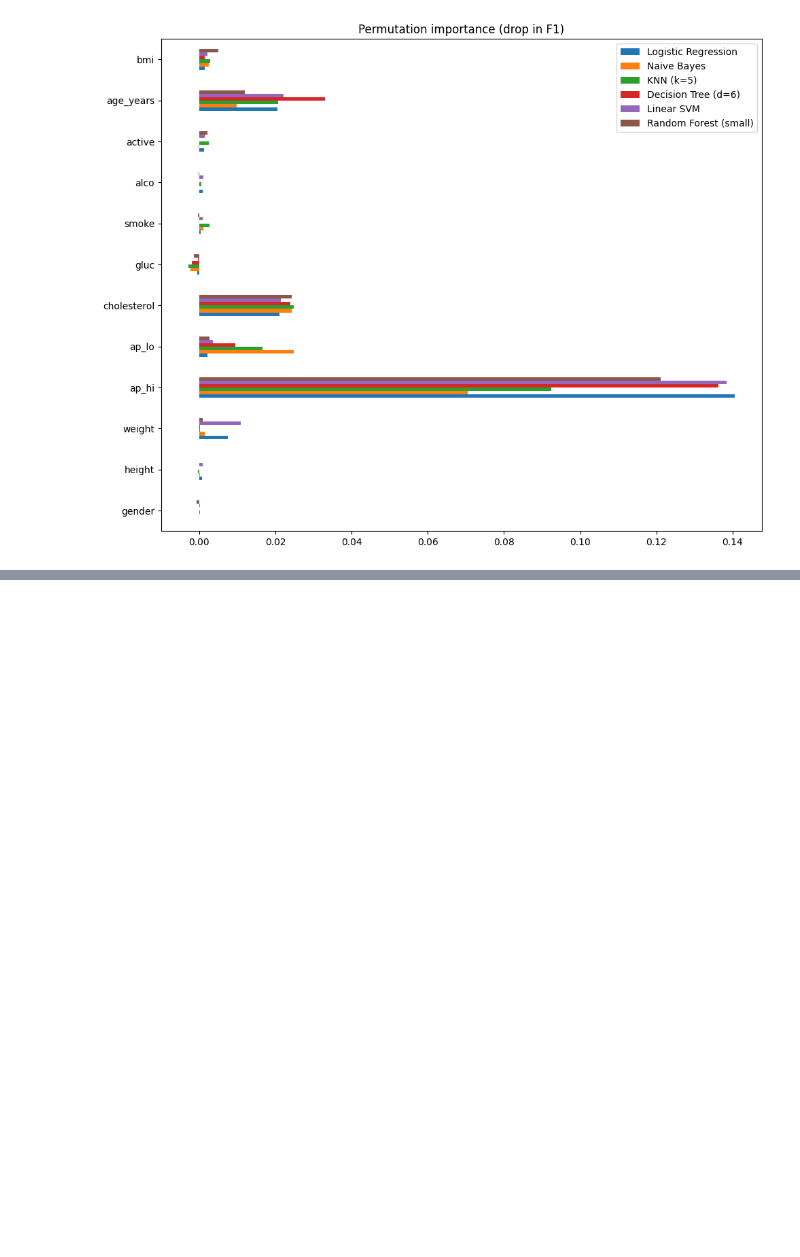
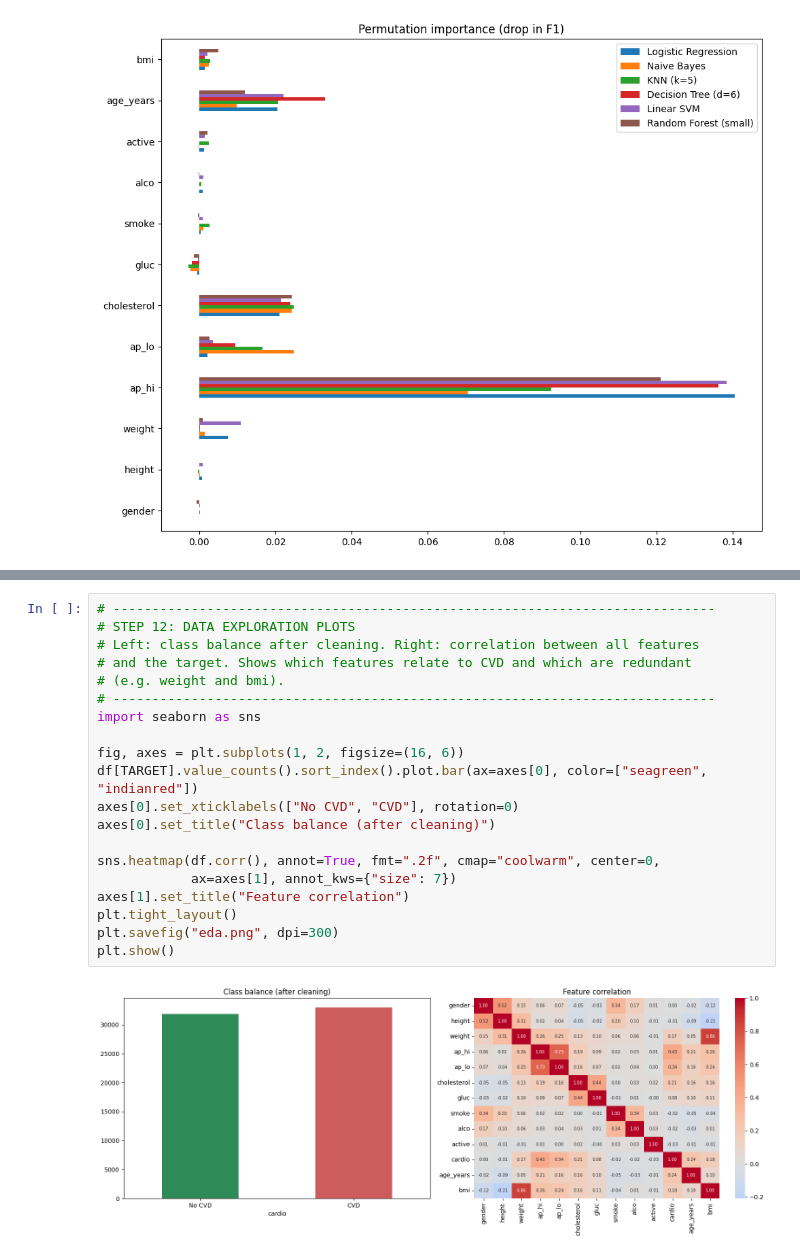
Before and after one commit to Homnath123/Lightweight-ML-Healthcare-AI-IoT, a Jupyter notebook: MachineLearning_Predictions.ipynb, the cells around one changed output, grey strips where cells are left out. Drawn from its saved outputs; the diff is of its cells as text; blank space fills up the shorter version.

```diff
--- a/MachineLearning_Predictions.ipynb
+++ b/MachineLearning_Predictions.ipynb
@@ -343,0 +403,22 @@ plt.show()
+# %%
+# -----------------------------------------------------------------------------
+# STEP 12: DATA EXPLORATION PLOTS
+# Left: class balance after cleaning. Right: correlation between all features
+# and the target. Shows which features relate to CVD and which are redundant
+# (e.g. weight and bmi).
+# -----------------------------------------------------------------------------
+import seaborn as sns
+
+fig, axes = plt.subplots(1, 2, figsize=(16, 6))
+df[TARGET].value_counts().sort_index().plot.bar(ax=axes[0], color=["seagreen", "indianred"])
+axes[0].set_xticklabels(["No CVD", "CVD"], rotation=0)
+axes[0].set_title("Class balance (after cleaning)")
+
+sns.heatmap(df.corr(), annot=True, fmt=".2f", cmap="coolwarm", center=0,
+            ax=axes[1], annot_kws={"size": 7})
+axes[1].set_title("Feature correlation")
+plt.tight_layout()
+plt.savefig("eda.png", dpi=300)
+plt.show()
+# %% [output]
+[figure, added]
```
Also changed, not shown: parts of 4 cells of this notebook.
